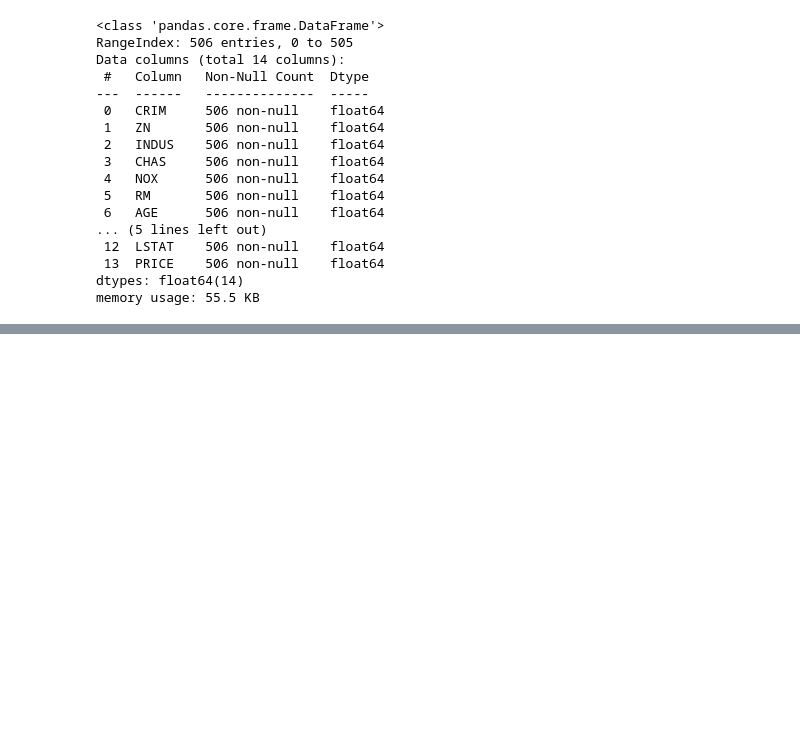
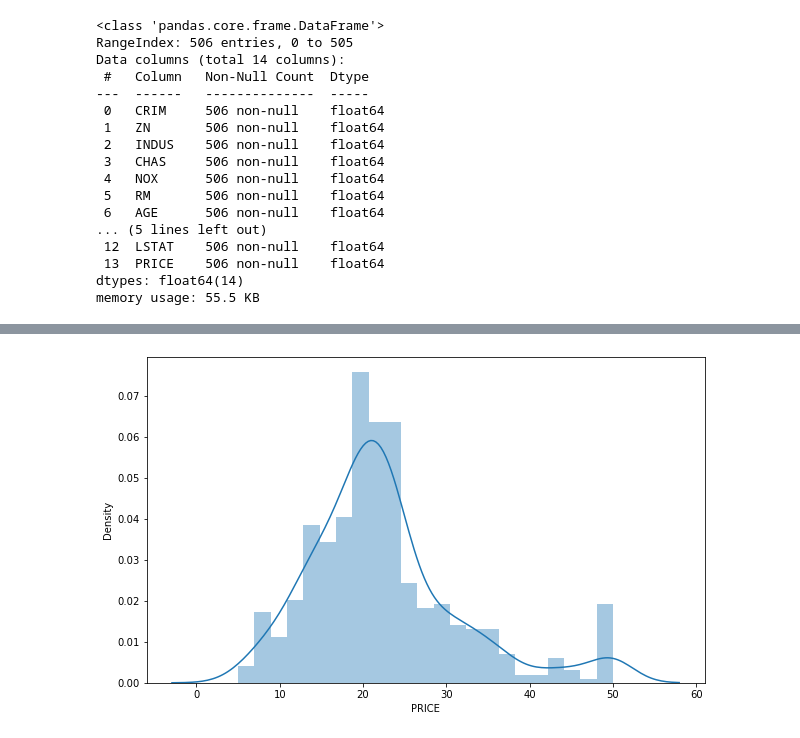
Before and after one commit to gxgarciat/Playground-DataAnalysis, a Jupyter notebook: 8_HousePriceData_MultivariableRegression.ipynb, the cells around one changed output, grey strips where cells are left out. Drawn from its saved outputs; the diff is of its cells as text; code cells hidden in the pictures; blank space fills up the shorter version.

```diff
--- a/8_HousePriceData_MultivariableRegression.ipynb
+++ b/8_HousePriceData_MultivariableRegression.ipynb
@@ -170,0 +190,9 @@ memory usage: 55.5 KB
+# %%
+# Using Seaborn, as an alternative to matplotlib
+
+plt.figure(figsize=(10,6))
+
+sns.distplot(data['PRICE'],hist=True,kde=True) #distplot will be deprecated
+plt.show()
+# %% [output]
+[figure, added]
```
Also changed, not shown: parts of 22 cells of this notebook.
